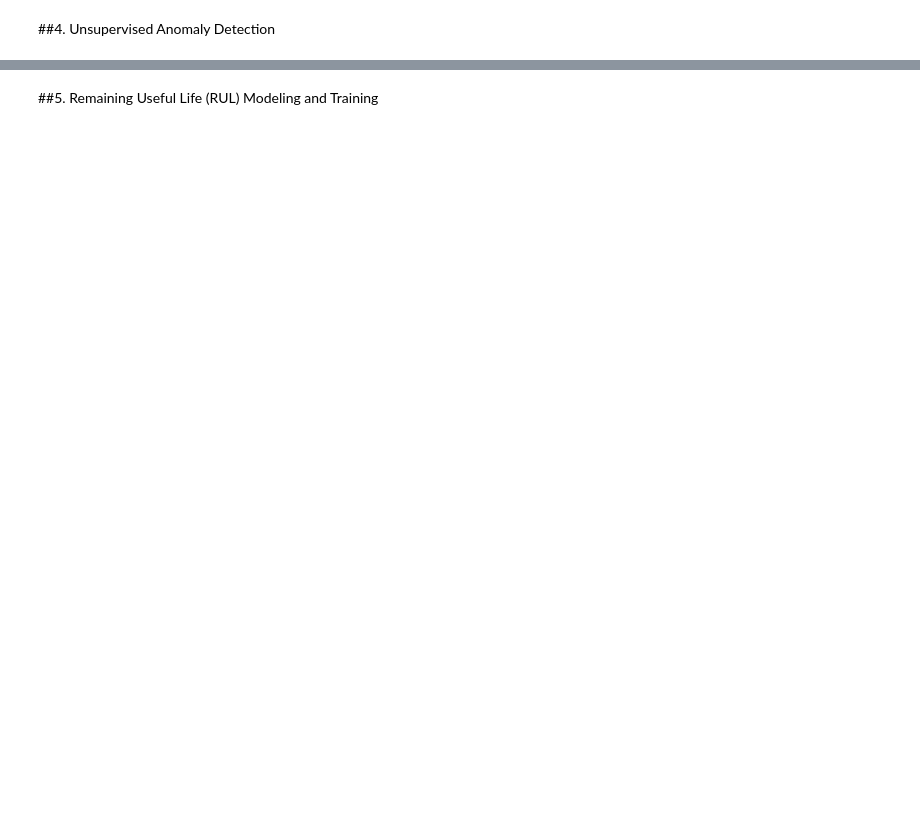
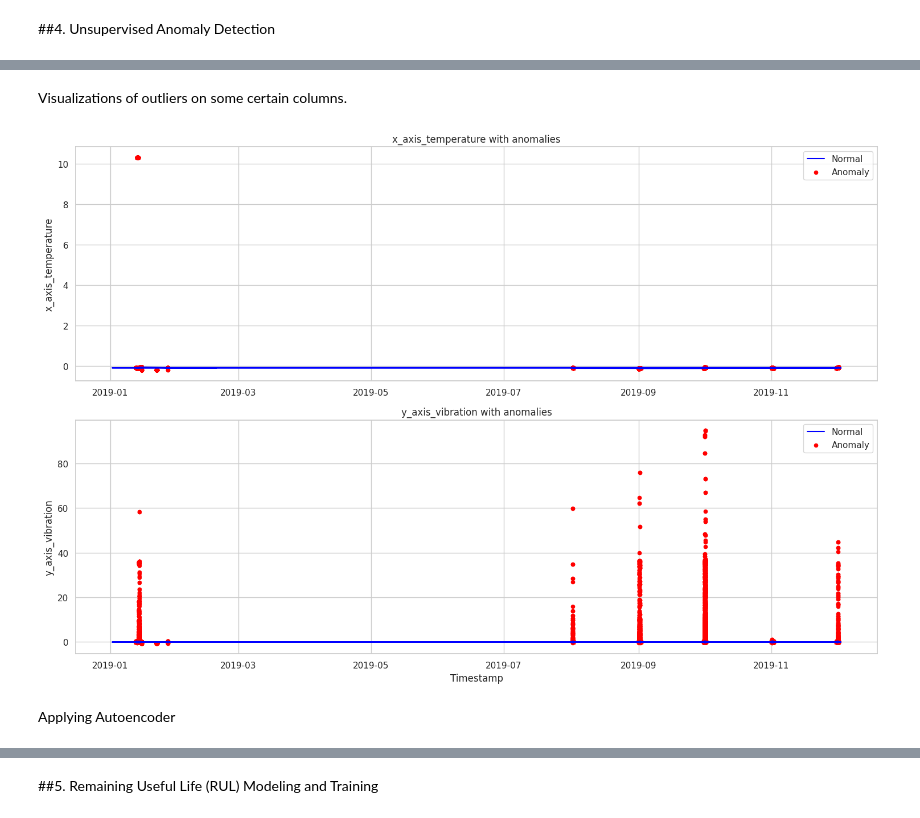
Before and after one commit to FurkiKARA/Predictive_Maintenance, a Jupyter notebook: Predictive_Maintenance_2.ipynb, the cells around one changed output, grey strips where cells are left out. Drawn from its saved outputs; the diff is of its cells as text; code cells hidden in the pictures; blank space fills up the shorter version.

```diff
--- a/Predictive_Maintenance_2.ipynb
+++ b/Predictive_Maintenance_2.ipynb
@@ -553,5 +553,14 @@ timestamp
 2019-02-18 21:11:00                        0.000000
 
 [849550 rows x 72 columns]
+# %%
+df  = add_rolling_features(df, 3, 3)
 # %% [markdown]
 #Aggregate Features: Engineer features that summarize the overall state of the machine, such as the average temperature or the magnitude of the vibration vector.
+# %%
+from sklearn.cluster import FeatureAgglomeration
+
+df['avg_temperature'] = df[['x_axis_temperature', 'y_axis_temperature', 'z_axis_temperature']].mean(axis=1)
+df['vibration_rms'] = np.sqrt((df['x_axis_vibration']**2 + df['y_axis_vibration']**2 + df['z_axis_vibration']**2) / 3) # 3 ortalam almak için kullanılıyor.
+df['temperature_range'] = abs(df[['x_axis_temperature', 'y_axis_temperature', 'z_axis_temperature']].max(axis=1) - df[['x_axis_temperature', 'y_axis_temperature', 'z_axis_temperature']].min(axis = 1))
+df.head()
@@ -559,0 +582,8 @@ timestamp
+# %%
+clf = IsolationForest(random_state=0)
+
+# 1 = normal, -1 = anomaly
+clf.fit(df)
+
+anomaly_labels = clf.predict(df)
+df['IF_anomaly'] = anomaly_labels
@@ -559,0 +601,34 @@ timestamp
+# %% [markdown]
+Visualizations of outliers on some certain columns.
+# %%
+sensor1 = 'x_axis_temperature'
+sensor2 = 'y_axis_vibration'
+
+normal = df[df['IF_anomaly'] == 1]
+anomalies = df[df['IF_anomaly'] == -1]
+
+plt.figure(figsize=(15,10))
+
+# First subplot
+plt.subplot(2, 1, 1)  # 2 rows, 1 column, first plot
+plt.plot(normal.index, normal[sensor1], label='Normal', color='blue')
+plt.scatter(anomalies.index, anomalies[sensor1], color='red', label='Anomaly', s=20)
+plt.title(f'{sensor1} with anomalies')
+plt.ylabel(sensor1)
+plt.legend()
+
+# Second subplot
+plt.subplot(2, 1, 2)  # 2 rows, 1 column, second plot
+plt.plot(normal.index, normal[sensor2], label='Normal', color='blue')
+plt.scatter(anomalies.index, anomalies[sensor2], color='red', label='Anomaly', s=20)
+plt.title(f'{sensor2} with anomalies')
+plt.xlabel('Timestamp')
+plt.ylabel(sensor2)
+plt.legend()
+
+plt.tight_layout()
+plt.show()
+# %% [output]
+[figure, added]
+# %% [markdown]
+Applying Autoencoder
```
Also changed, not shown: parts of 26 cells of this notebook.
